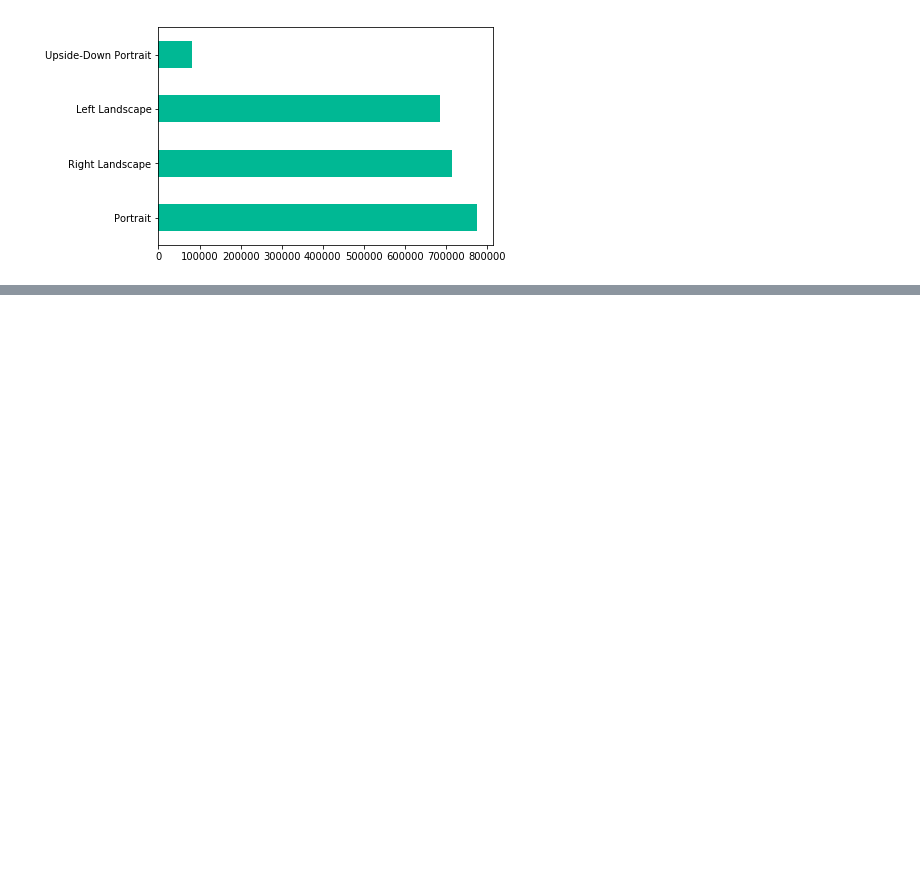
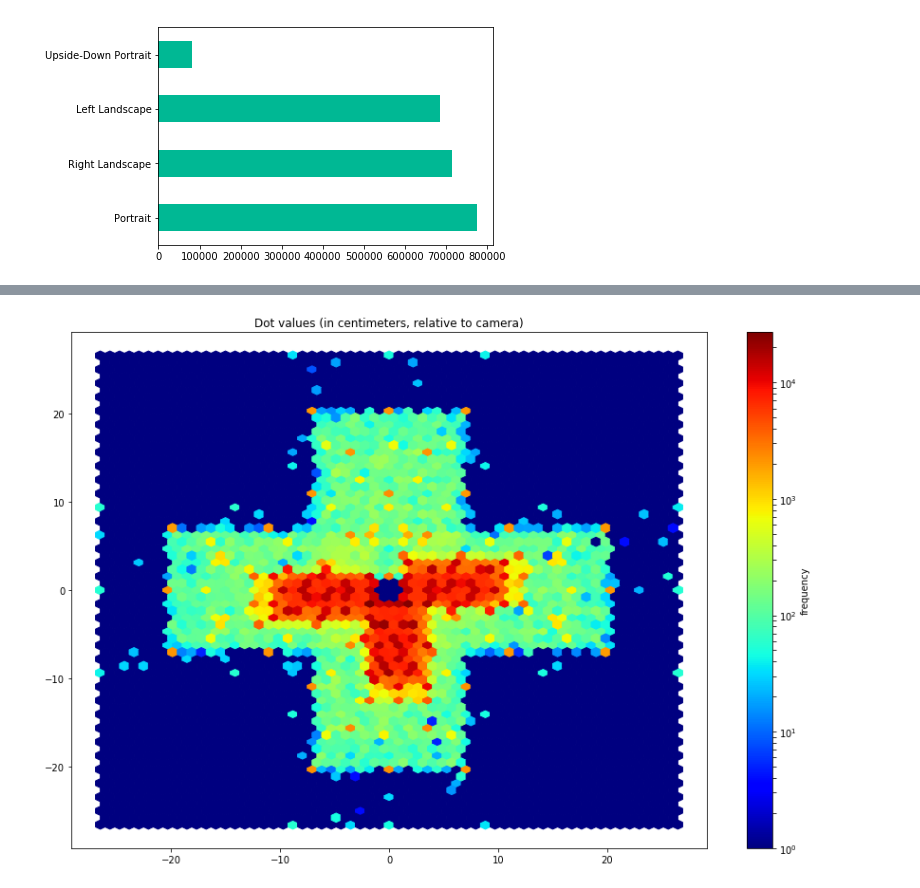
Before and after one commit to rcdilorenzo/inspector-lestrade, a Jupyter notebook: eye-tracking-eda.ipynb, the cells around one changed output, grey strips where cells are left out. Cells and saved outputs as stored; diff of their text form; code cells hidden in the pictures; blank space fills up the shorter version.

```diff
--- a/eye-tracking-eda.ipynb
+++ b/eye-tracking-eda.ipynb
@@ -180,0 +246,11 @@ plt.show()
+# %%
+plt.hexbin(filtered_df['dotInfo.XCam'],
+           filtered_df['dotInfo.YCam'],
+           gridsize=60, cmap=mpl.cm.jet, norm=mpl.colors.LogNorm())
+plt.title('Dot values (in centimeters, relative to camera)')
+
+cb = plt.colorbar()
+cb.set_label('frequency')
+plt.show()
+# %% [output]
+[figure, added]
```
Also changed, not shown: parts of 11 cells of this notebook, 2 other files.
